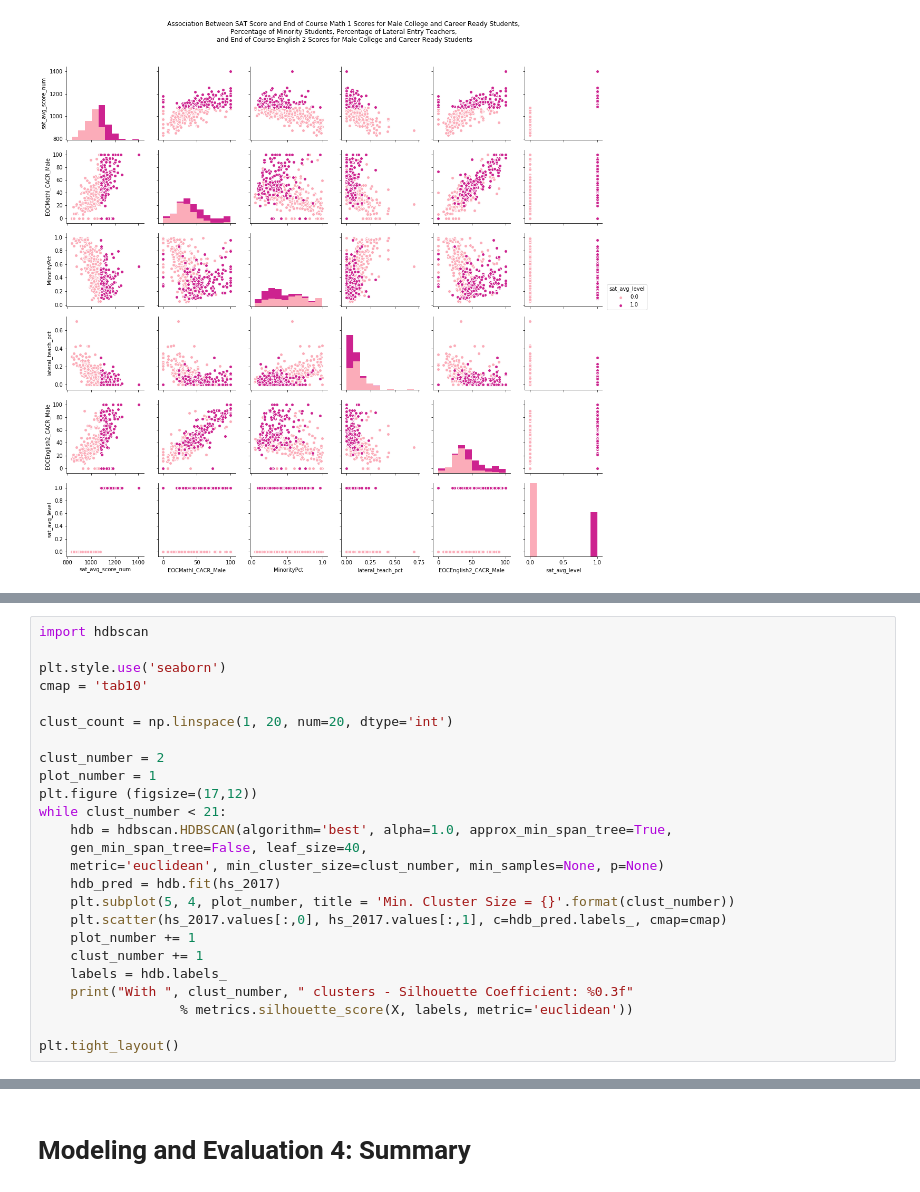
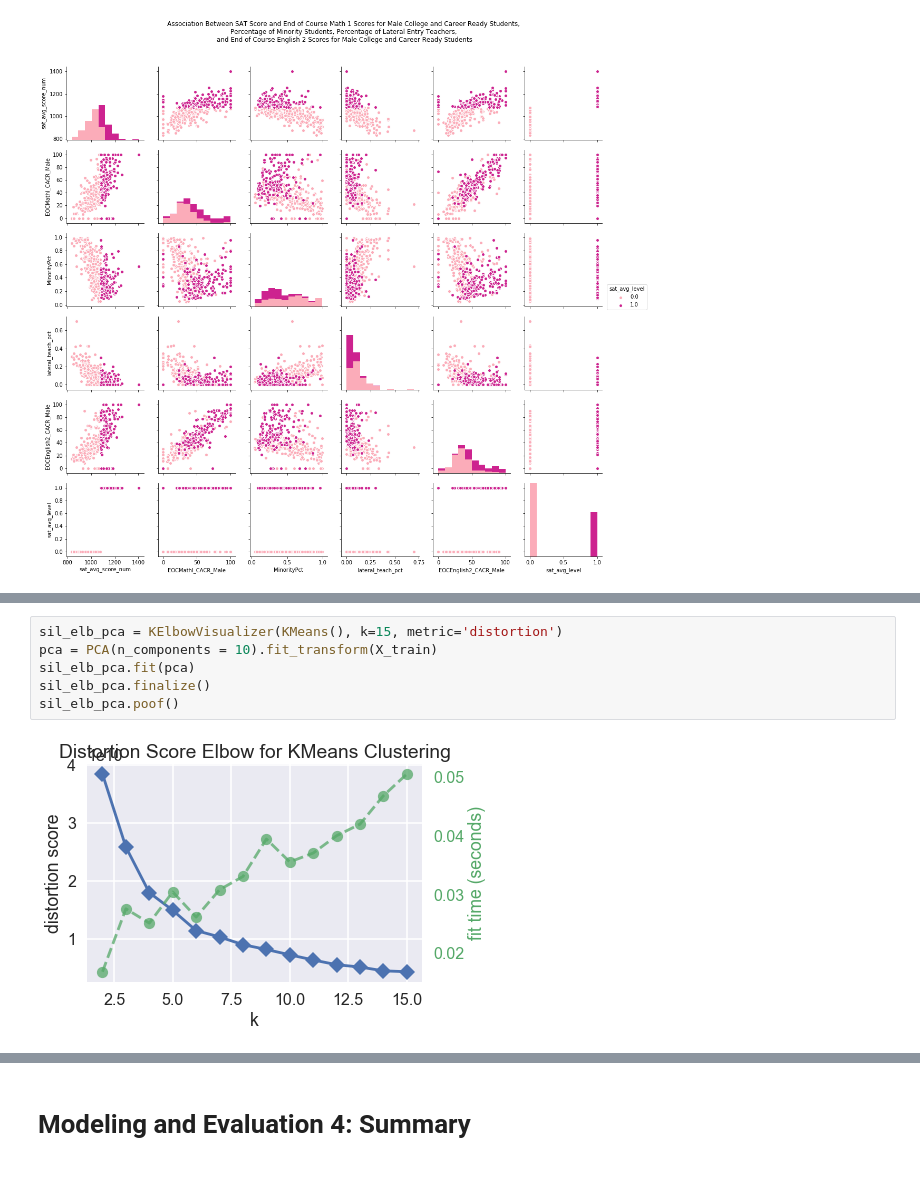
Before and after one commit to jeffweltman/MSDS7331, a Jupyter notebook: Lab3-Jordan.ipynb, the cells around one changed output, grey strips where cells are left out. Drawn from its saved outputs; the diff is of its cells as text.

```diff
--- a/Lab3-Jordan.ipynb
+++ b/Lab3-Jordan.ipynb
@@ -883,25 +892,0 @@ The next clustering technique we will work with is DBSCAN, which is a density ba
-# %%
-import hdbscan
-
-plt.style.use('seaborn')
-cmap = 'tab10'
-
-clust_count = np.linspace(1, 20, num=20, dtype='int')
-
-clust_number = 2
-plot_number = 1
-plt.figure (figsize=(17,12))
-while clust_number < 21:
-    hdb = hdbscan.HDBSCAN(algorithm='best', alpha=1.0, approx_min_span_tree=True,
-    gen_min_span_tree=False, leaf_size=40,
-    metric='euclidean', min_cluster_size=clust_number, min_samples=None, p=None)
-    hdb_pred = hdb.fit(hs_2017)
-    plt.subplot(5, 4, plot_number, title = 'Min. Cluster Size = {}'.format(clust_number))
-    plt.scatter(hs_2017.values[:,0], hs_2017.values[:,1], c=hdb_pred.labels_, cmap=cmap)
-    plot_number += 1
-    clust_number += 1
-    labels = hdb.labels_
-    print("With ", clust_number, " clusters - Silhouette Coefficient: %0.3f"
-                  % metrics.silhouette_score(X, labels, metric='euclidean'))
-
-plt.tight_layout()
@@ -928,0 +893,8 @@ With  21  clusters - Silhouette Coefficient: 0.292
+# %%
+sil_elb_pca = KElbowVisualizer(KMeans(), k=15, metric='distortion')
+pca = PCA(n_components = 10).fit_transform(X_train)
+sil_elb_pca.fit(pca)
+sil_elb_pca.finalize()
+sil_elb_pca.poof()
+# %% [output]
+[figure, added]
```
Also changed, not shown: parts of 23 cells of this notebook.
